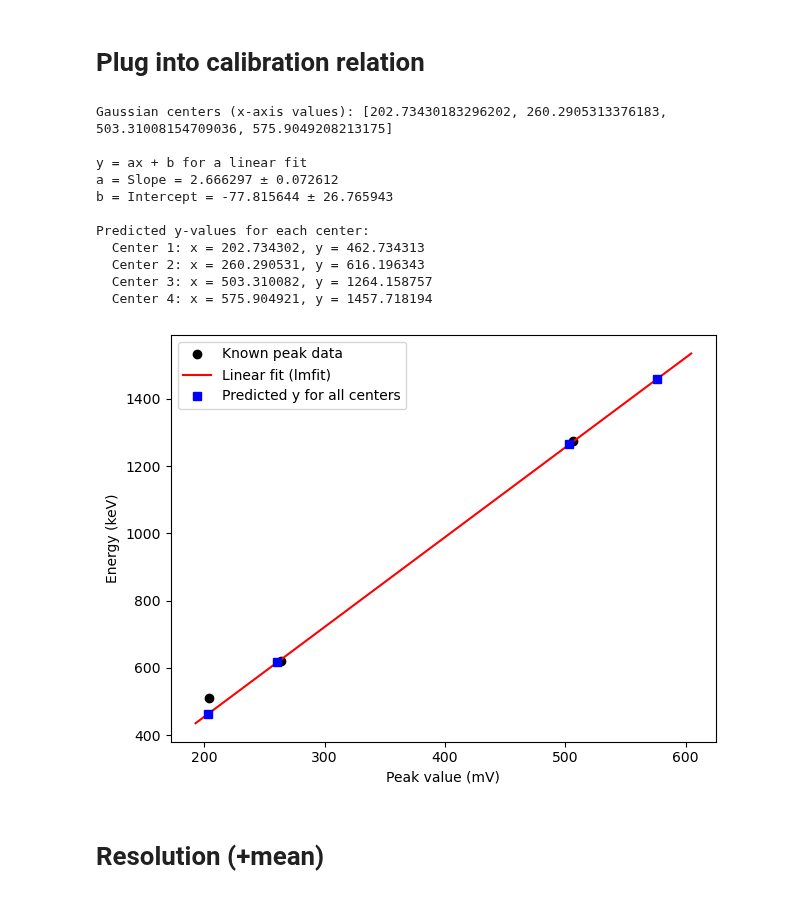
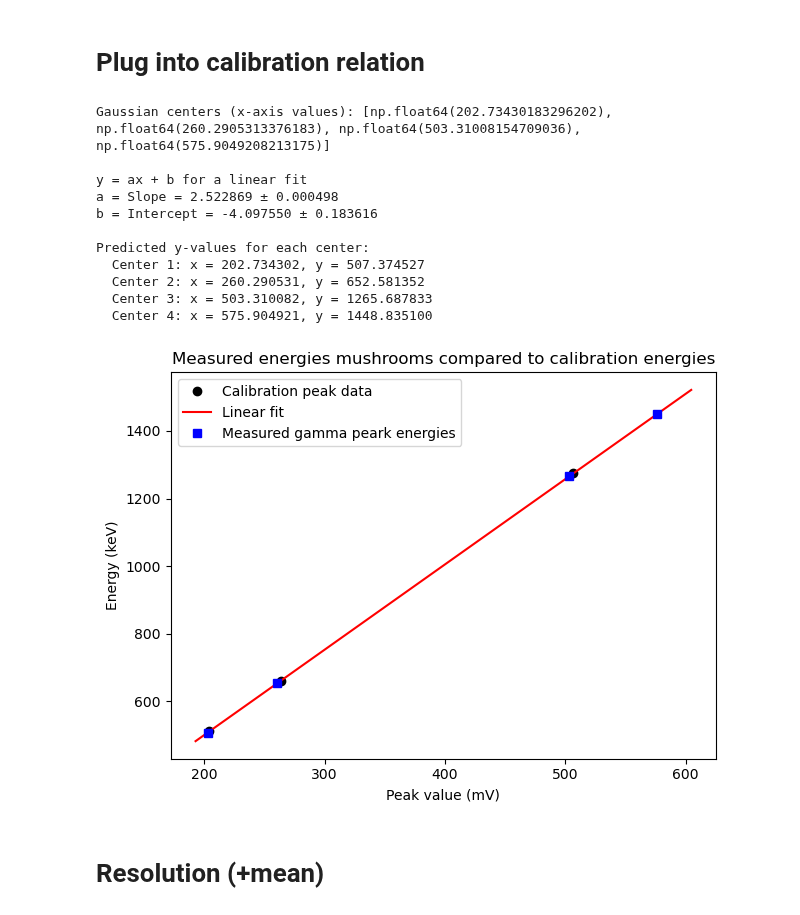
Before and after one commit to SannevWestrenen/NSP2-Particle-Physics---Charley-Sanne, a Jupyter notebook: calibration/Particle Physics - Charley & Sanne.ipynb, the cells around one changed output. Drawn from its saved outputs; the diff is of its cells as text; code cells hidden in the pictures.

Commit message:
Herstel plot

```diff
--- a/calibration/Particle Physics - Charley & Sanne.ipynb
+++ b/calibration/Particle Physics - Charley & Sanne.ipynb
@@ -208,9 +208,9 @@ print(result_cs.fit_report())
 # %%
 peak_value_Na1 = 511
 peak_value_Na2 = 1274.5
-peak_value_Cs = 622
+peak_value_Cs = 661
 
-peak_values = [511, 622, 1274.5] # Peak values in keV - literature.
+peak_values = [511, 661, 1274.5] # Peak values in keV - literature.
 # Order: sodium 2, cesium, sodium 1
 
 sodium_center_1 = result_na1.params['g_na1_center'].value
@@ -583,41 +583,42 @@ print("\nPredicted y-values for each center:")
 for i, (x, y) in enumerate(zip(xaxis, predicted_y), start=1):
     print(f"  Center {i}: x = {x:.6f}, y = {y:.6f}")
 # %% [output]
-Gaussian centers (x-axis values): [202.73430183296202, 260.2905313376183, 503.31008154709036, 575.9049208213175]
+Gaussian centers (x-axis values): [np.float64(202.73430183296202), np.float64(260.2905313376183), np.float64(503.31008154709036), np.float64(575.9049208213175)]
 
 y = ax + b for a linear fit
-a = Slope = 2.666297 ± 0.072612
-b = Intercept = -77.815644 ± 26.765943
+a = Slope = 2.522869 ± 0.000498
+b = Intercept = -4.097550 ± 0.183616
 
 Predicted y-values for each center:
-  Center 1: x = 202.734302, y = 462.734313
-  Center 2: x = 260.290531, y = 616.196343
-  Center 3: x = 503.310082, y = 1264.158757
-  Center 4: x = 575.904921, y = 1457.718194
+  Center 1: x = 202.734302, y = 507.374527
+  Center 2: x = 260.290531, y = 652.581352
+  Center 3: x = 503.310082, y = 1265.687833
+  Center 4: x = 575.904921, y = 1448.835100
 # %%
 # --- Predicted y-values for all Gaussian centers ---
 xaxis = [center1, center2, center3, center4]
 predicted_y = [slope * x + intercept for x in xaxis]
 
 # --- Generate extended fit line ---
 x_min = min(min(centers), min(xaxis)) * 0.95
 x_max = max(max(centers), max(xaxis)) * 1.05
 x_fit = np.linspace(x_min, x_max, 500)
 y_fit = slope * x_fit + intercept
 
 # --- Plot ---
 plt.figure()
-plt.plot(centers, peak_values, 'ko', label='Known peak data')                # known peaks
-plt.plot(x_fit, y_fit, 'r-', label='Linear fit (lmfit)')                     # extended fit line
-plt.plot(xaxis, predicted_y, 'bs', label='Predicted y for all centers')      # predicted points
+plt.plot(centers, peak_values, 'ko', label='Calibration peak data')
+plt.plot(x_fit, y_fit, 'r-', label='Linear fit')
+plt.plot(xaxis, predicted_y, 'bs', label='Measured gamma peark energies')
 plt.xlabel("Peak value (mV)")
 plt.ylabel("Energy (keV)")
+plt.title("Measured energies mushrooms compared to calibration energies")
 plt.legend()
 plt.tight_layout()
 plt.savefig("Calibration_graph.png")
 plt.show()
 # %% [output]
-[figure, old version]
+[figure, new version]
 # %% [markdown]
 # Resolution (+mean)
 # %%
```
Also changed, not shown: parts of 4 cells of this notebook, 2 other files.
